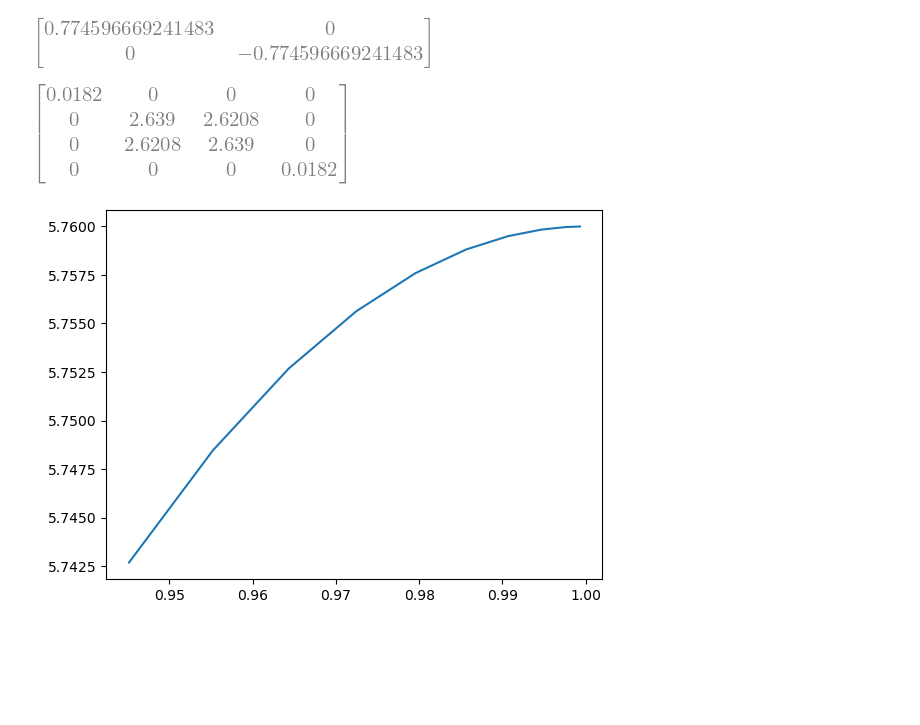
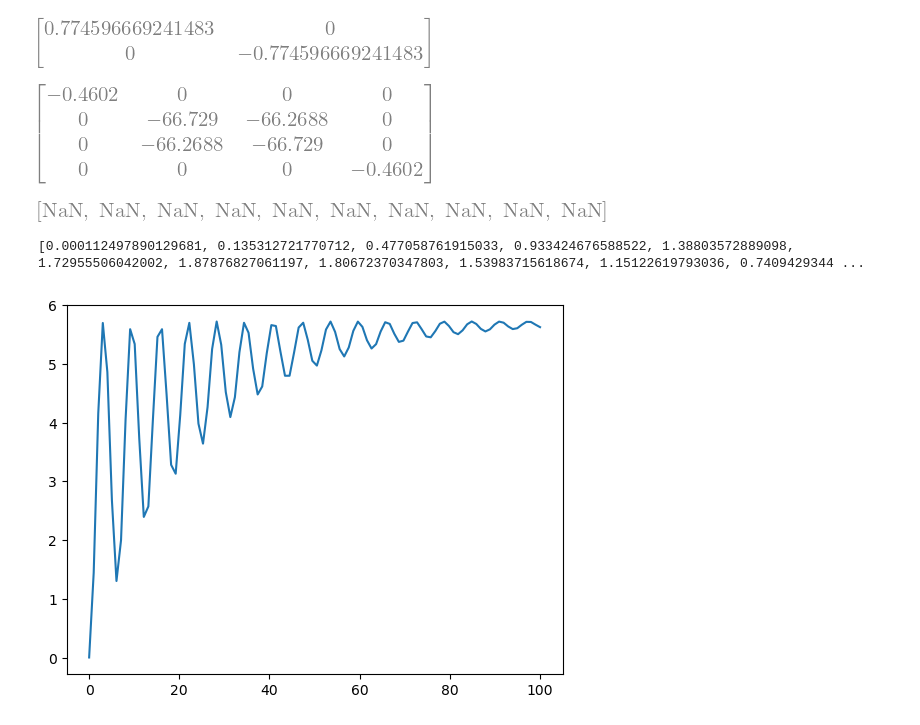
Before and after one commit to SchultzVV/quantum-state-preparation-vqa, a Jupyter notebook: noMarkov/Non_Markov.ipynb, the cells around one changed output. Cells and saved outputs as stored; diff of their text form; code cells hidden in the pictures; blank space fills up the shorter version.

```diff
--- a/noMarkov/Non_Markov.ipynb
+++ b/noMarkov/Non_Markov.ipynb
@@ -186,40 +231,40 @@ print(type(ana_costa))
 # %% [output]
 <class 'sympy.matrices.dense.MutableDenseMatrix'>
 # %%
-def K_0(alpha,J):
+def K_0(J):
     #return sqrt(exp(-alpha*J)*(cos(J/2)+alpha*sin(J/2)))*Pauli(0)
     return sqrt(1-J/2)*Pauli(0)
 
-K_0(0.01,1.2)
+K_0(1.2)
 # %% [output]
 [figure]
 # %%
-def K_1(alpha,J):
+def K_1(J):
     return sqrt(J/2)*Pauli(3)
     return sqrt(1-exp(-alpha*J)*(cos(J/2)+alpha*sin(J/2)))*Pauli(3)
 
-K_1(0.01,1.2)
+K_1(1.2)
 # %% [output]
 [figure]
 # %%
 #ação do canal no estado |+><+| J É O TEMPO
 def TP(a,b):
     return TensorProduct(a,b)
 def RHO_t_NM(state,J):
-    tp1 = TP(K_0(0.01,J),K_1(0.01,J))
-    tp2 = TP(K_1(0.01,J),K_0(0.01,J))
+    tp1 = TP(K_0(J),K_1(J))
+    tp2 = TP(K_1(J),K_0(J))
     return tp1*proj(state)*tp1.T + tp2*proj(state)*tp2.T
     # return K_0(0.01,J)*proj(state)*K_0(0.01,J).T + K_1(0.01,J)*proj(state)*K_1(0.01,J).T
     return K_0(0.01,J)*proj(state)*K_0(0.01,J).T + K_1(0.01,J)*proj(state)*K_1(0.01,J).T
 
-RHO_t_NM(werner_state(-0.8,-0.8,-0.8),0)
-RHO_t_NM(werner_state(-0.8,-0.8,-0.8),1.3)
+RHO_t_NM(werner_state(-0.8,-0.8,-0.8),5.9)
+#RHO_t_NM(werner_state(-0.8,-0.8,-0.8),1.3)
 # %% [output]
-[figure, old version]
+[figure, new version]
 # %%
 def get_list_p_noMarkov(list_p, type):
-    lamb = 0.05
-    gamma_0 = 2.8
+    lamb = 0.02
+    gamma_0 = 0.01
     list_p_noMarkov = []
     if type == 'Bellomo':
         def non_markov_list_p(lamb,gamma_0,t):
@@ -235,7 +280,11 @@ def get_list_p_noMarkov(list_p, type):
     return list_p_noMarkov
 
 list_p = np.linspace(0.1,0.9,10)
-#t = get_list_p_noMarkov(list_p, 'Ana')
+t = get_list_p_noMarkov(list_p, 'Ana')
+t = get_list_p_noMarkov(list_p, 'Bellomo')
+t
+# %% [output]
+[figure, added]
 # %%
 from sympy import MutableDenseMatrix
 
@@ -245,15 +294,17 @@ def changer(matrix):
 
     return MutableDenseMatrix(rows, cols, lambda i, j: float(matrix[i, j]))
 
-t = np.linspace(0,100,100)
-# t = get_list_p_noMarkov(list_p, 'Ana')
-t = get_list_p_noMarkov(list_p, 'Bellomo')
+t1 = np.linspace(0.01,100,100)
+t = get_list_p_noMarkov(t1, 'Ana')
+# t = get_list_p_noMarkov(t1, 'Bellomo')
+print(t)
 
-state = Matrix(werner_state(-0.8,-0.8,-0.8))
+state = werner_state(-0.8,-0.8,-0.8)
 #t = np.linspace(0.1,0.9,10)
-y = [coh_l1(RHO_t_NM(state, i)) for i in t]
-# y = [EoF(Matrix(RHO_t_NM(state, i))) for i in t]
-plt.plot(t,y)
+# y = [coh_l1(RHO_t_NM(state, i)) for i in t]
+y = [concurrence(RHO_t_NM(state, i)) for i in t]
+plt.plot(t1,y)
 plt.show()
 # %% [output]
+[0.000112497890129681, 0.135312721770712, 0.477058761915033, 0.933424676588522, 1.38803572889098, 1.72955506042002, 1.87876827061197, 1.80672370347803, 1.53983715618674, 1.15122619793036, 0.7409429344 ...
-[figure, old version]
+[figure, new version]
```
Also changed, not shown: parts of 2 cells of this notebook, 1 other file.
